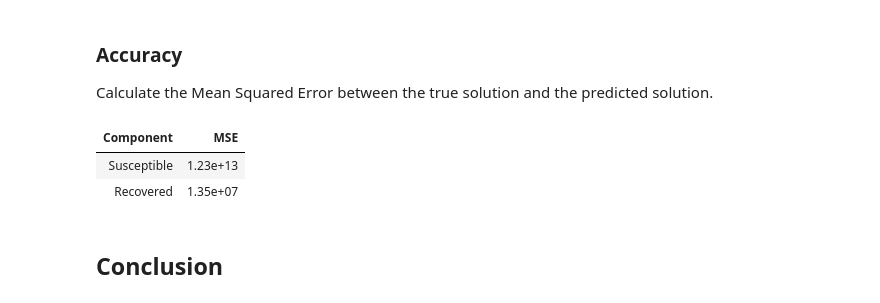
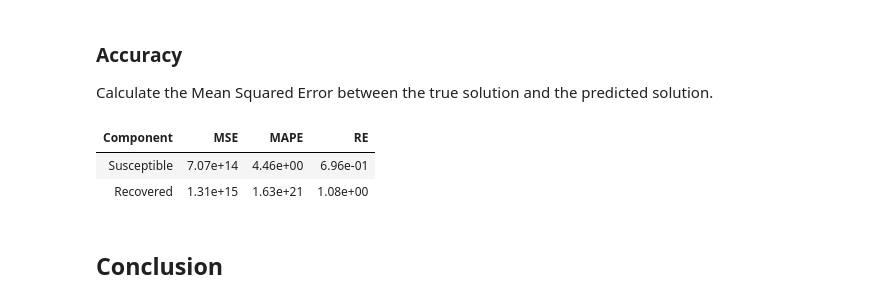
Before and after one commit to GiacomoGuidotto/sir-pinn, a Jupyter notebook: src/contant_rate/split/split.ipynb, the cells around one changed output. Saved outputs shown, nothing was run; the diff lists cells and outputs as text; code cells hidden in the pictures.

```diff
--- a/src/contant_rate/split/split.ipynb
+++ b/src/contant_rate/split/split.ipynb
@@ -400,14 +400,14 @@ data = dde.data.PDE(
   geom,
   ode_system,
   [ic_S, ic_R],
+  num_domain=200,
   num_boundary=2,
   anchors=t_data,
-  # num_test=20,
 )
 # %% [markdown]
 Define the network.
 # %%
-net = PositiveOutputNN(second_layer_size, activation, initializer)
+net = dde.nn.pytorch.FNN(second_layer_size, activations, initializer)
 # %% [markdown]
 Finally, define the model.
 # %%
@@ -418,15 +418,22 @@ model = dde.Model(data, net)
 Compile and train the model using `adam`.
 At this state, we include the beta parameter as an external trainable variable.
 # %%
-variable = dde.callbacks.VariableValue(
+log_beta = dde.callbacks.VariableValue(
   beta,
   period=batch_size,
   filename=f"{data_dir}/beta_var.dat",
 )
 
 model.compile(
-  optimizer=first_optimizer,
+  optimizer=optimizer,
   lr=lr,
   loss=loss_function,
+  loss_weights=[1, 1, 1],
   external_trainable_variables=[beta],
 )
+
+resampler = dde.callbacks.PDEPointResampler(period=batch_size)
+loss_history, train_state = model.train(
+  iterations=second_iterations,
+  callbacks=[resampler, log_beta]
+)
@@ -433,6 +457,0 @@ model.compile(
-# %%
-loss_history, train_state = model.train(
-  batch_size=batch_size,
-  iterations=second_iterations,
-  callbacks=[variable]
-)
@@ -567,20 +562,30 @@ Calculate the Mean Squared Error between the true solution and the predicted sol
 # %%
 mse_S = np.mean((S_true - S_pred) ** 2)
 mse_R = np.mean((R_true - R_pred) ** 2)
 
-MSEs = pd.DataFrame(
+mape_S = mean_absolute_percentage_error(S_true, S_pred)
+mape_R = mean_absolute_percentage_error(R_true, R_pred)
+
+re_S = np.linalg.norm(S_true - S_pred, 2) / np.linalg.norm(S_true, 2)
+re_R = np.linalg.norm(R_true - R_pred, 2) / np.linalg.norm(R_true, 2)
+
+errors = pd.DataFrame(
   {
     "Component": ["Susceptible", "Recovered"],
-    "MSE":       [mse_S, mse_R]
+    "MSE":       [mse_S, mse_R],
+    "MAPE":      [mape_S, mape_R],
+    "RE":        [re_S, re_R]
   },
 )
 
-MSEs["MSE"] = MSEs["MSE"].map("{:.2e}".format)
+errors["MSE"] = errors["MSE"].map("{:.2e}".format)
+errors["MAPE"] = errors["MAPE"].map("{:.2e}".format)
+errors["RE"] = errors["RE"].map("{:.2e}".format)
 
-display(HTML(MSEs.to_html(index=False)))
+display(HTML(errors.to_html(index=False)))
 # %% [output]
-| Component | MSE |
-| Susceptible | 1.23e+13 |
-| Recovered | 1.35e+07 |
+| Component | MSE | MAPE | RE |
+| Susceptible | 7.07e+14 | 4.46e+00 | 6.96e-01 |
+| Recovered | 1.31e+15 | 1.63e+21 | 1.08e+00 |
 # %% [markdown]
 ## Conclusion
```
Also changed, not shown: parts of 13 cells of this notebook, 15 other files.
